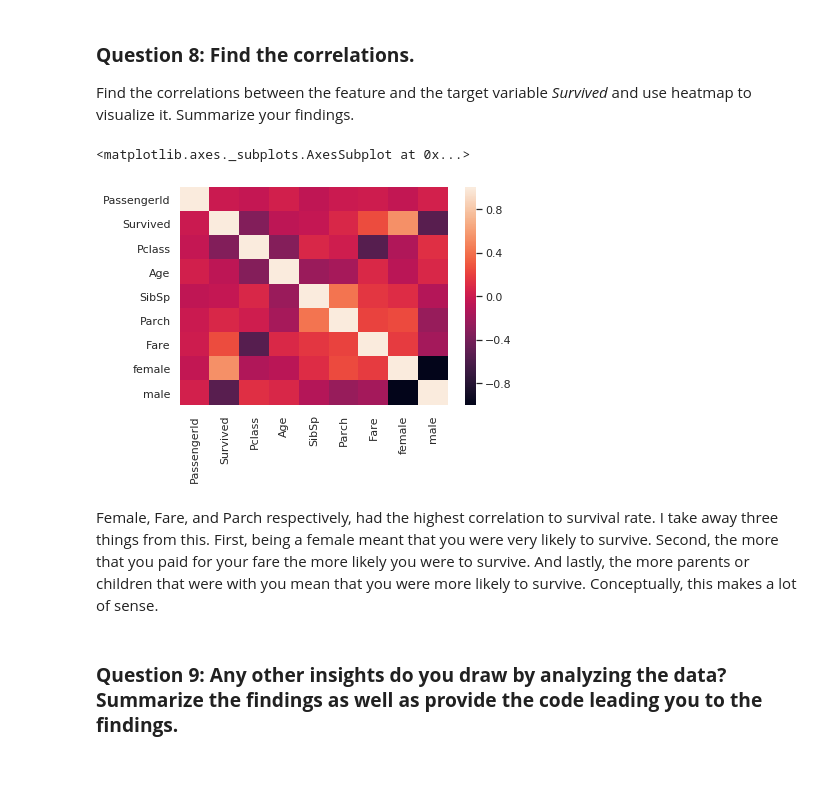
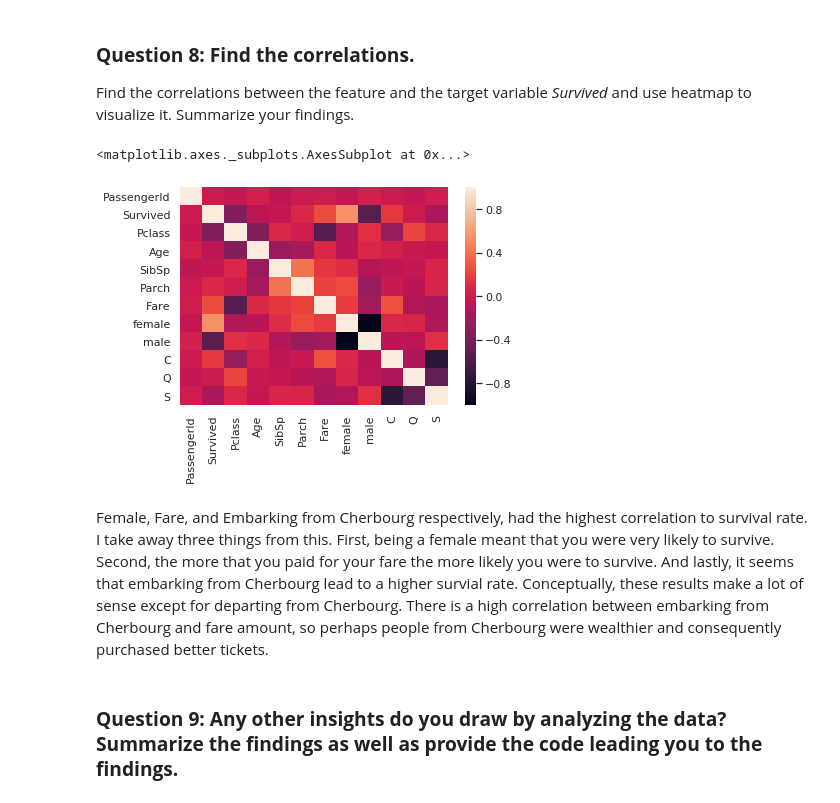
Before and after one commit to AnoVando/MSIS, a Jupyter notebook: MSIS522_Assignment1.ipynb, the cells around one changed output. Saved outputs shown, nothing was run; the diff lists cells and outputs as text; code cells hidden in the pictures; blank space fills up the shorter version.

```diff
--- a/MSIS522_Assignment1.ipynb
+++ b/MSIS522_Assignment1.ipynb
@@ -175,19 +180,23 @@ Find the correlations between the feature and the target variable _Survived_ and
 # %%
 # TODO
 
 one_hot = pd.get_dummies(titanic['Sex'])
 titanic = titanic.drop('Sex',axis = 1)
 titanic = titanic.join(one_hot)
 
+one_hot = pd.get_dummies(titanic['Embarked'])
+titanic = titanic.drop('Embarked',axis = 1)
+titanic = titanic.join(one_hot)
+
 corr = titanic.corr()
 sns.heatmap(corr,
         xticklabels=corr.columns,
         yticklabels=corr.columns)
 # %% [output]
 <matplotlib.axes._subplots.AxesSubplot at 0x...>
-[figure, old version]
+[figure, new version]
 # %% [markdown]
-Female, Fare, and Parch respectively, had the highest correlation to survival rate. I take away three things from this. First, being a female meant that you were very likely to survive. Second, the more that you paid for your fare the more likely you were to survive. And lastly, the more parents or children that were with you mean that you were more likely to survive. Conceptually, this makes a lot of sense.
+Female, Fare, and Embarking from Cherbourg respectively, had the highest correlation to survival rate. I take away three things from this. First, being a female meant that you were very likely to survive. Second, the more that you paid for your fare the more likely you were to survive. And lastly, it seems that embarking from Cherbourg lead to a higher survial rate. Conceptually, these results make a lot of sense except for departing from Cherbourg. There is a high correlation between embarking from Cherbourg and fare amount, so perhaps people from Cherbourg were wealthier and consequently purchased better tickets.
 # %% [markdown]
 ### **Question 9: Any other insights do you draw by analyzing the data? Summarize the findings as well as provide the code leading you to the findings.**
 # %%
```
Also changed, not shown: parts of 10 cells of this notebook.
